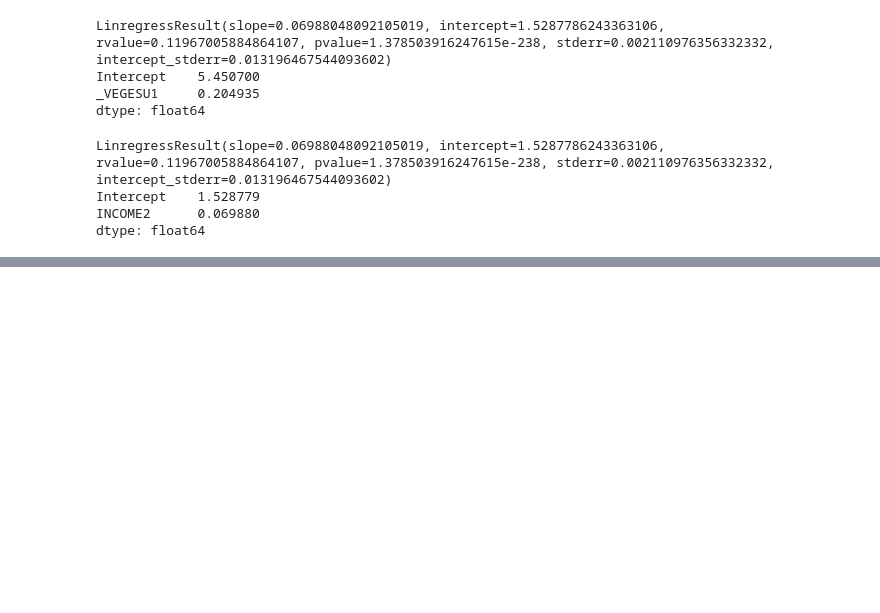
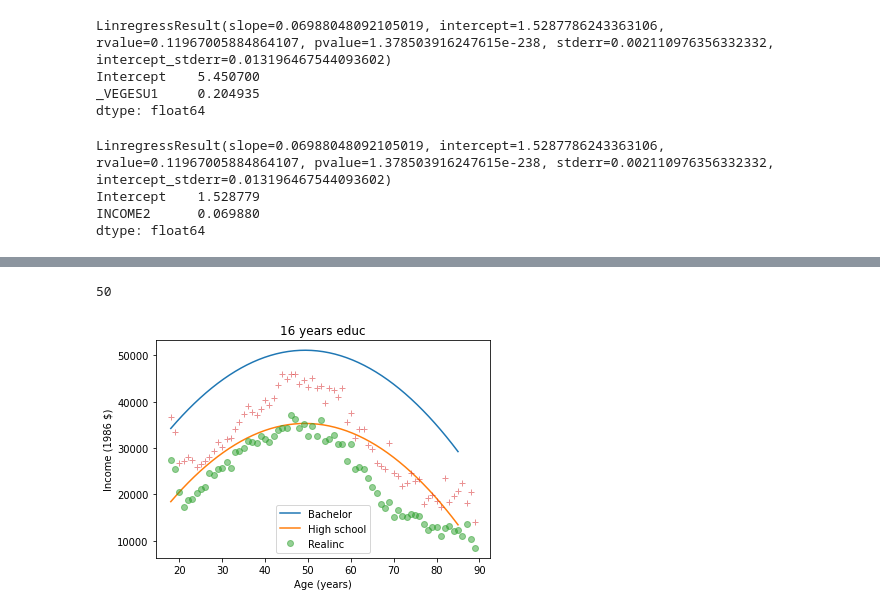
Before and after one commit to johnhhu2020/DataCamp-Data-Scientist-with-Python-Track, a Jupyter notebook: DataCamp Exploratory Data Analysis in Python.ipynb, the cells around one changed output, grey strips where cells are left out. Cells and saved outputs as stored; diff of their text form; code cells hidden in the pictures; blank space fills up the shorter version.

```diff
--- a/DataCamp Exploratory Data Analysis in Python.ipynb
+++ b/DataCamp Exploratory Data Analysis in Python.ipynb
@@ -2183,0 +2313,34 @@ Name: realinc, Length: 144, dtype: float64
+# %%
+df2 = pd.DataFrame()
+df2['age'] = np.linspace(18, 85)    ### does this gives us 67 individual values ??? ==================================
+df2['age2'] = df['age']**2
+print(len(df2))
+
+df2['educ'] = np.random.normal(12, 3, 50)   ### When observing on a 2D surface, we need to control dimentions involved
+df2['educ'] = 16
+df2['educ2'] = df2['educ']**2
+
+
+pred16 = result.predict(df2)
+
+
+plt.plot(df2['age'], pred16, label='Bachelor')
+
+plt.plot(df['age'], pred12, label='High school')
+
+mean_income_by_age = gss.groupby(['age'])['realinc'].median()    # ==================================================
+plt.plot(mean_income_by_age, 'o', alpha=0.5, label='Realinc')
+
+mean_income_by_age = gss.groupby(['age'])['realinc'].mean()
+plt.plot(mean_income_by_age, '+', alpha=0.5)    # =============================================
+
+
+plt.title('16 years educ')
+plt.xlabel('Age (years)')
+plt.ylabel('Income (1986 $)')
+
+plt.legend()
+plt.show()
+# %% [output]
+50
+[figure, added]
```
Also changed, not shown: parts of 13 cells of this notebook.
